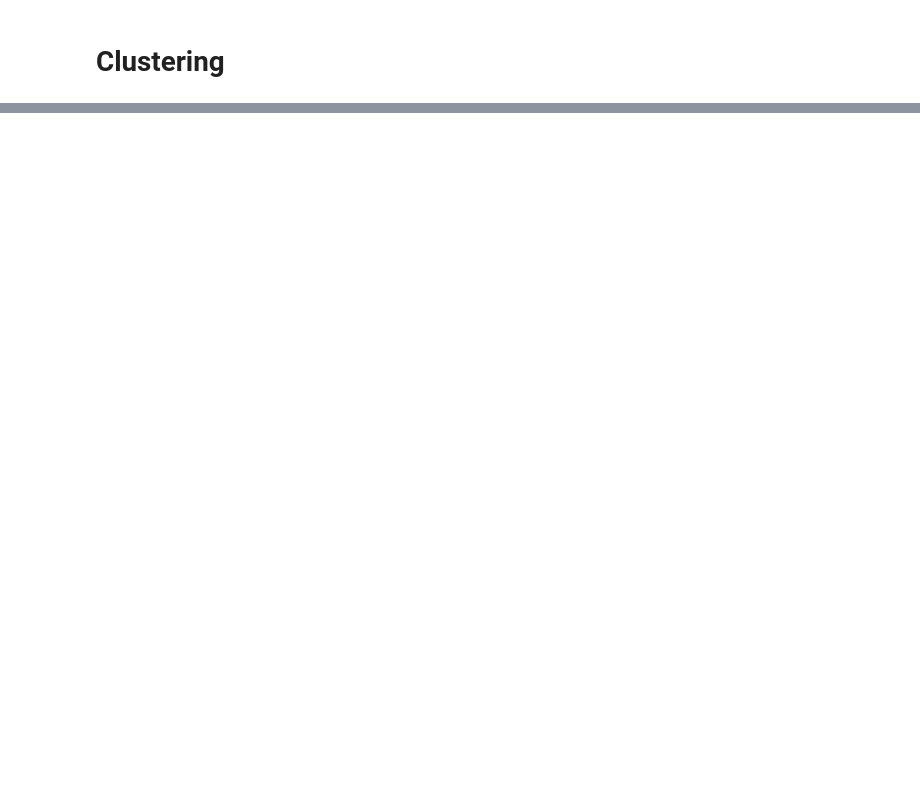
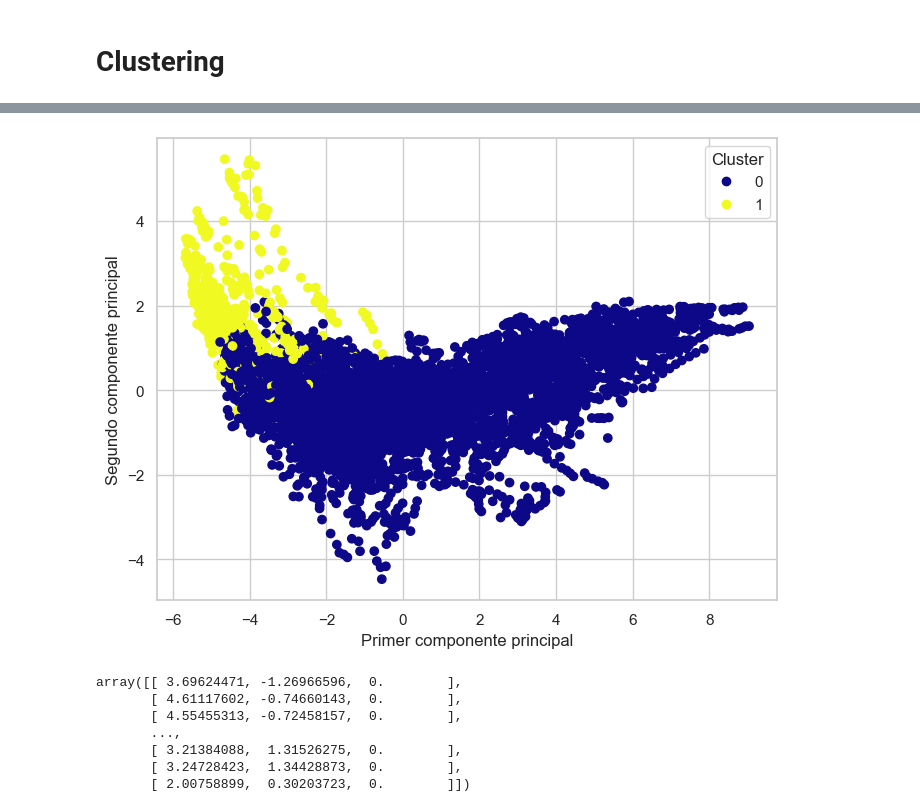
Before and after one commit to Aq202/uvg_mineria_proyecto1, a Jupyter notebook: entrega final/clusters.ipynb, the cells around one changed output, grey strips where cells are left out. Drawn from its saved outputs; the diff is of its cells as text; code cells hidden in the pictures; blank space fills up the shorter version.

Commit message:
clustering

```diff
--- a/entrega final/clusters.ipynb
+++ b/entrega final/clusters.ipynb
@@ -238,0 +267,3 @@ for c_name,c_value in clusters.items():
+# %%
+kmeans = KMeans(n_clusters = int(optimalKSilhouette))
+kmeans.fit(X)
@@ -238,0 +272,3 @@ for c_name,c_value in clusters.items():
+# %%
+clusters_identificados_silhouette = kmeans.fit_predict(X)
+clusters_identificados_silhouette
@@ -238,0 +326,32 @@ for c_name,c_value in clusters.items():
+# %%
+def plot_clusters_pca(data, n_clusters, plot_3d=False):
+    scaler = StandardScaler()
+    data_scaled = scaler.fit_transform(data.drop('Cluster', axis=1))
+
+    pca = PCA(n_components=3 if plot_3d else 2)
+    pca.fit(data_scaled)
+    x_pca = pca.transform(data_scaled)
+
+    if plot_3d:
+        fig = plt.figure(figsize=(10, 8))
+        ax = fig.add_subplot(111, projection='3d')
+        scatter = ax.scatter(x_pca[:, 0], x_pca[:, 1], x_pca[:, 2], c=data['Cluster'], cmap='plasma')
+        ax.set_xlabel('Primer componente principal')
+        ax.set_ylabel('Segundo componente principal')
+        ax.set_zlabel('Tercer componente principal')
+        legend1 = ax.legend(*scatter.legend_elements(), title="Cluster")
+        ax.add_artist(legend1)
+    else:
+        plt.figure(figsize=(8, 6))
+        scatter = plt.scatter(x_pca[:, 0], x_pca[:, 1], c=data['Cluster'], cmap='plasma')
+        plt.xlabel('Primer componente principal')
+        plt.ylabel('Segundo componente principal')
+        plt.legend(*scatter.legend_elements(), title="Cluster")
+
+    plt.show()
+    return x_pca
+# %%
+df_cluster_silhouette = df_coded.copy()
+df_cluster_silhouette['Cluster'] = clusters_identificados_silhouette
+df_cluster_silhouette = df_cluster_silhouette.drop(['Country Code', 'Year', 'country'], axis=1)
+df_cluster_silhouette.head()
@@ -238,0 +365,14 @@ for c_name,c_value in clusters.items():
+# %%
+X_pca_silhouette = plot_clusters_pca(df_cluster_silhouette, optimalKSilhouette)
+
+x_pca_clusters_silhouette = np.hstack((X_pca_silhouette, clusters_identificados_silhouette.reshape(-1, 1)))
+x_pca_clusters_silhouette
+# %% [output]
+[figure, added]
+array([[ 3.69624471, -1.26966596,  0.        ],
+       [ 4.61117602, -0.74660143,  0.        ],
+       [ 4.55455313, -0.72458157,  0.        ],
+       ...,
+       [ 3.21384088,  1.31526275,  0.        ],
+       [ 3.24728423,  1.34428873,  0.        ],
+       [ 2.00758899,  0.30203723,  0.        ]])
```
Also changed, not shown: parts of 29 cells of this notebook.
